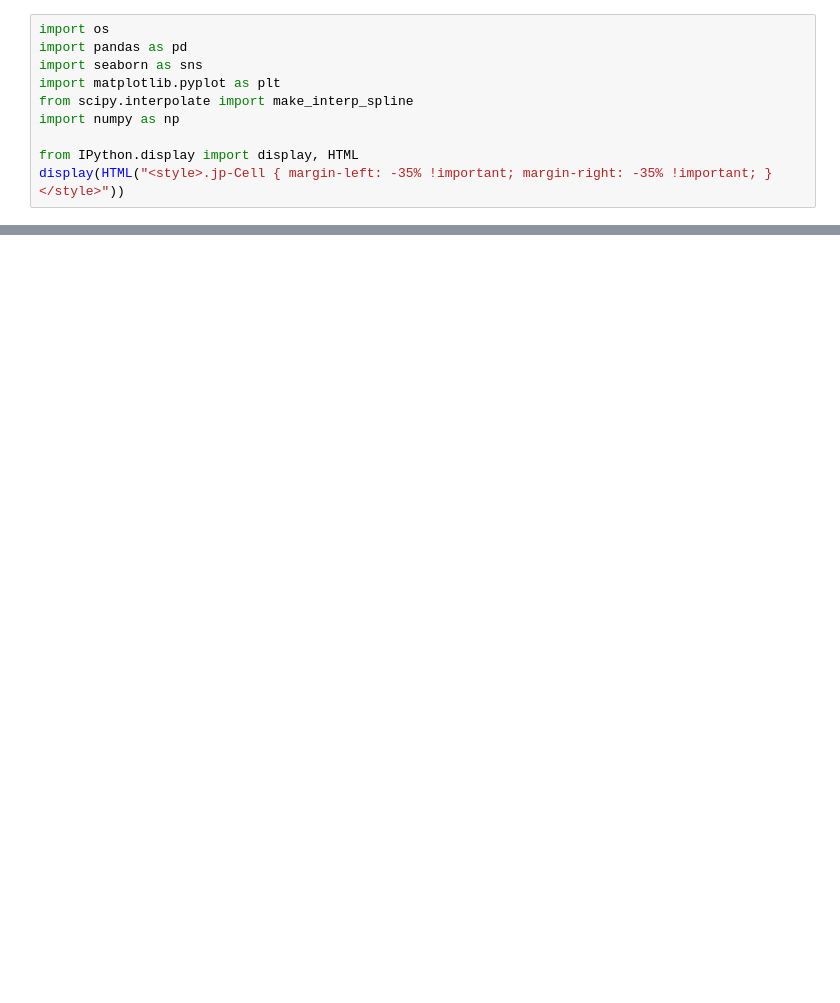
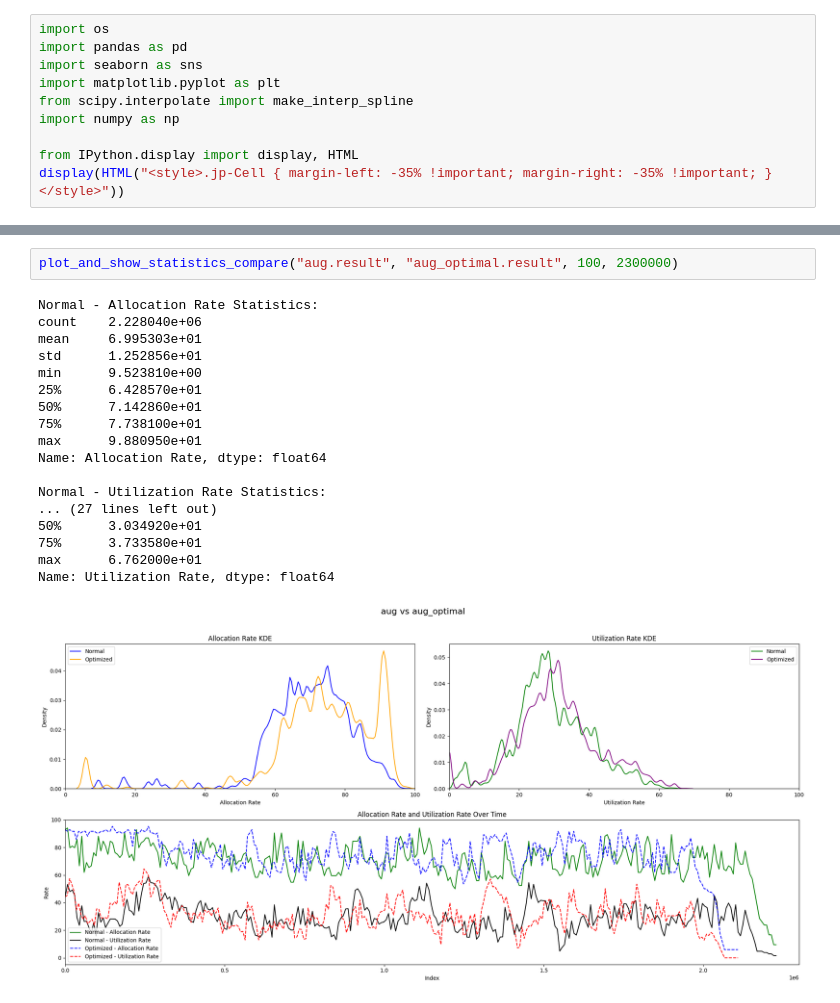
Before and after one commit to mystous/gpu_scheduler, a Jupyter notebook: analysis_results/result_analysis.ipynb, the cells around one changed output, grey strips where cells are left out. Cells and saved outputs as stored; diff of their text form; blank space fills up the shorter version.

```diff
--- a/analysis_results/result_analysis.ipynb
+++ b/analysis_results/result_analysis.ipynb
@@ -117 +239,22 @@ Name: Utilization Rate, dtype: float64
+# %%
+plot_and_show_statistics_compare("aug.result", "aug_optimal.result", 100, 2300000)
+# %% [output]
+Normal - Allocation Rate Statistics:
+count    2.228040e+06
+mean     6.995303e+01
+std      1.252856e+01
+min      9.523810e+00
+25%      6.428570e+01
+50%      7.142860e+01
+75%      7.738100e+01
+max      9.880950e+01
+Name: Allocation Rate, dtype: float64
+
+Normal - Utilization Rate Statistics:
+... (27 lines left out)
+50%      3.034920e+01
+75%      3.733580e+01
+max      6.762000e+01
+Name: Utilization Rate, dtype: float64
+[figure, added]
 # %%
```
Also changed, not shown: parts of 10 cells of this notebook, 19 other files.
